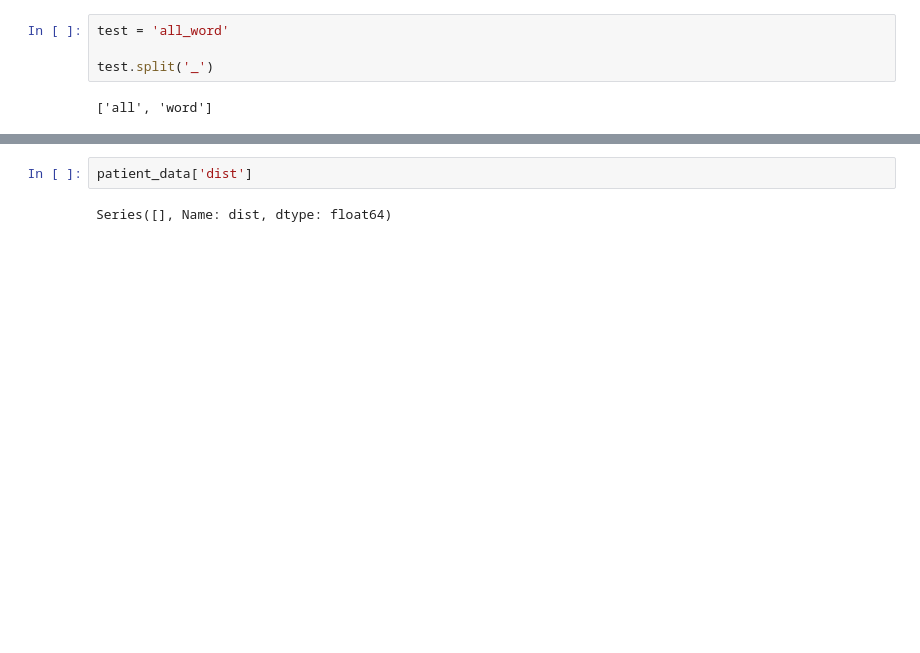
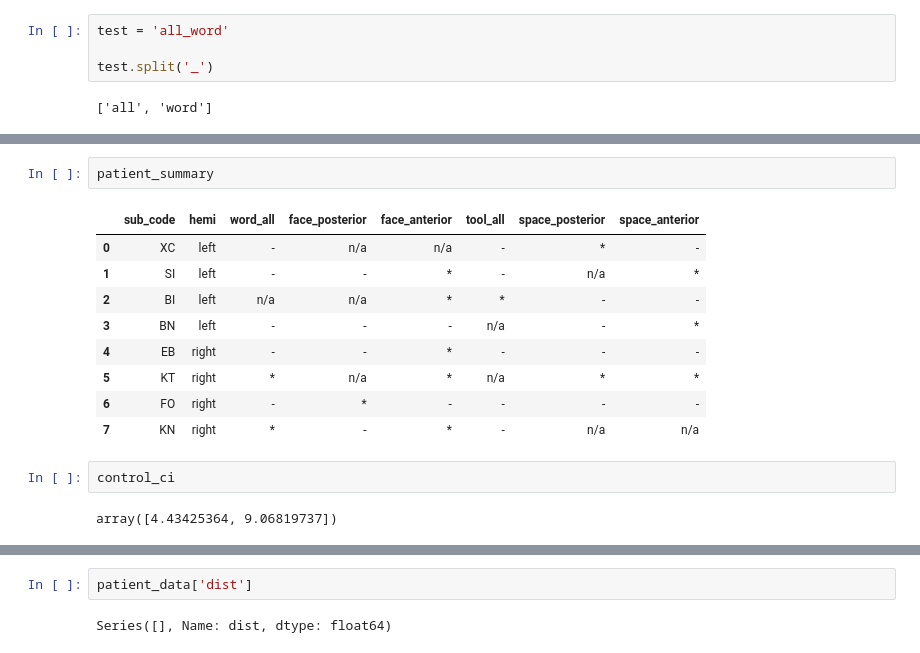
Before and after one commit to vayzenb/hemispace, a Jupyter notebook: analyses/create_tables.ipynb, the cells around one changed output, grey strips where cells are left out. Saved outputs shown, nothing was run; the diff lists cells and outputs as text; blank space fills up the shorter version.

```diff
--- a/analyses/create_tables.ipynb
+++ b/analyses/create_tables.ipynb
@@ -257,6 +259,22 @@ for code, hemi in zip(sub_info['code'], sub_info['intact_hemi']):
     patient_vals = [code, hemi] + current_vals
     #add to dataframe
     patient_summary.loc[len(patient_summary)] = patient_vals
+# %%
+patient_summary
+# %% [output]
+|  | sub_code | hemi | word_all | face_posterior | face_anterior | tool_all | space_posterior | space_anterior |
+| 0 | XC | left | - | n/a | n/a | - | * | - |
+| 1 | SI | left | - | - | * | - | n/a | * |
+| 2 | BI | left | n/a | n/a | * | * | - | - |
+| 3 | BN | left | - | - | - | n/a | - | * |
+| 4 | EB | right | - | - | * | - | - | - |
+| 5 | KT | right | * | n/a | * | n/a | * | * |
+| 6 | FO | right | - | * | - | - | - | - |
+| 7 | KN | right | * | - | * | - | n/a | n/a |
+# %%
+control_ci
+# %% [output]
+array([4.43425364, 9.06819737])
 # %%
 patient_summary
 # %% [output]
```
Also changed, not shown: parts of 2 cells of this notebook, 8 other files.
